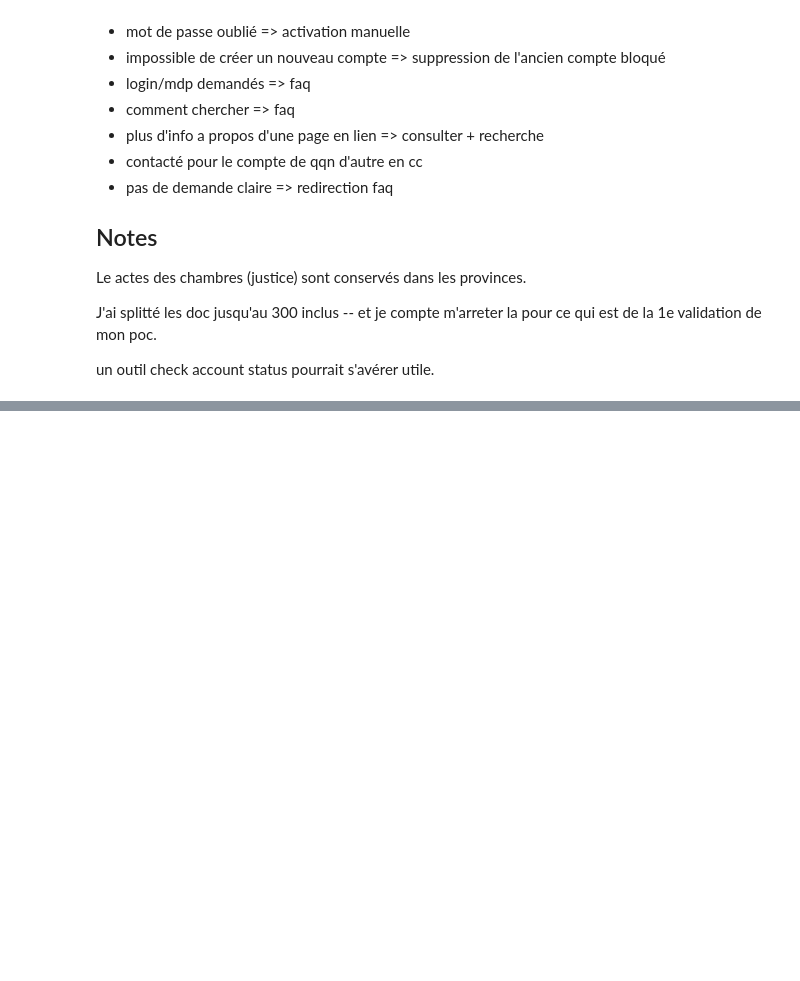
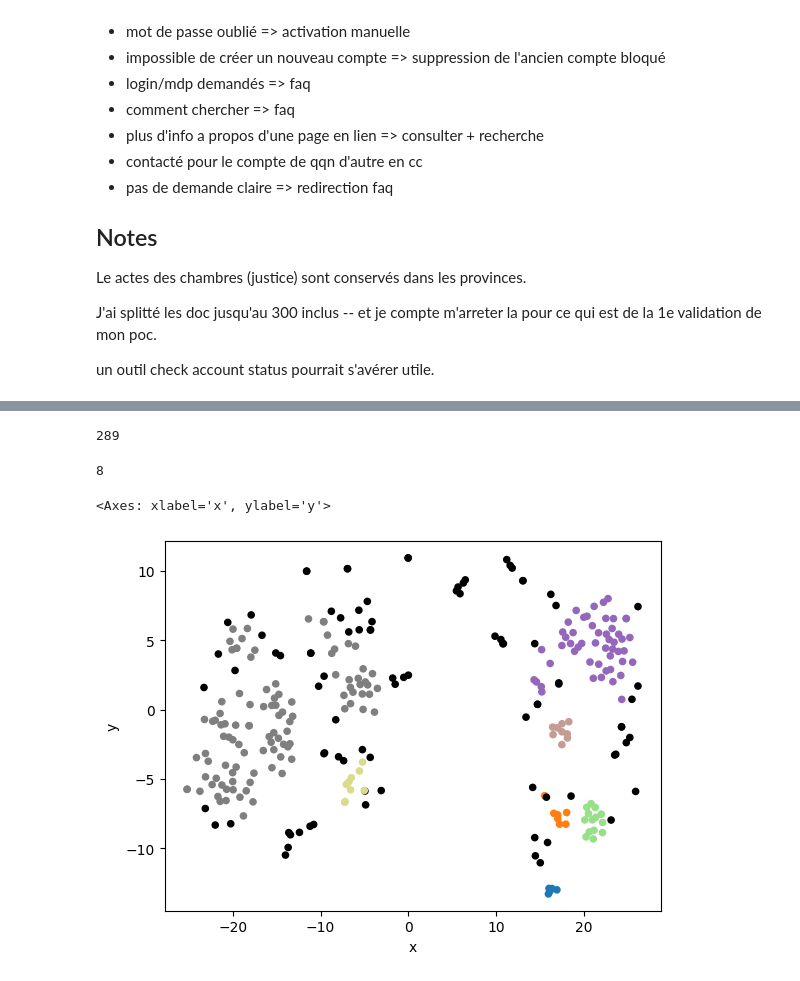
Before and after one commit to xgillard/agr_agent, a Jupyter notebook: notebooks/creation_corpus.ipynb, the cells around one changed output, grey strips where cells are left out. Cells and saved outputs as stored; diff of their text form; code cells hidden in the pictures; blank space fills up the shorter version.

Commit message:
exploration des données avec les embedding de qwen -- pas foufou

```diff
--- a/notebooks/creation_corpus.ipynb
+++ b/notebooks/creation_corpus.ipynb
@@ -41,0 +78,50 @@ un outil check account status pourrait s'avérer utile.
+# %%
+len(df)
+# %% [output]
+289
+# %%
+from langchain_ollama.embeddings import OllamaEmbeddings
+
+
+oe = OllamaEmbeddings(
+    model    = "qwen3:8b",
+    base_url = "http://localhost:11434"
+)
+
+em = oe.embed_documents(
+    questions
+)
+# %%
+import numpy as np
+
+em = np.array(em)
+# %%
+from sklearn.cluster import HDBSCAN
+
+clustering = HDBSCAN().fit_predict(em)
+len(np.unique_counts(clustering).values)
+# %% [output]
+8
+# %%
+from sklearn.manifold import TSNE
+reduced = TSNE().fit_transform(em)
+
+#from pacmap import PaCMAP
+#reduced = PaCMAP().fit_transform(em)
+
+#from umap import UMAP
+#reduced = UMAP().fit_transform(em)
+
+#from sklearn.decomposition import PCA
+#reduced = PCA().fit_transform(em)
+# %%
+import matplotlib.pyplot as plt
+
+palette = plt.get_cmap("tab20", len(np.unique_counts(clustering).values))
+
+colors  = [palette(c) if c >= 0 else '#000000' for c in clustering]
+plot = pd.DataFrame.from_dict({"x": reduced[:,0].ravel(), "y": reduced[:,1].ravel(), "cluster": clustering})
+plot.plot(kind="scatter", x="x", y="y", c=colors)
+# %% [output]
+<Axes: xlabel='x', ylabel='y'>
+[figure, added]
```
Also changed, not shown: parts of 4 cells of this notebook, 2 other files.
